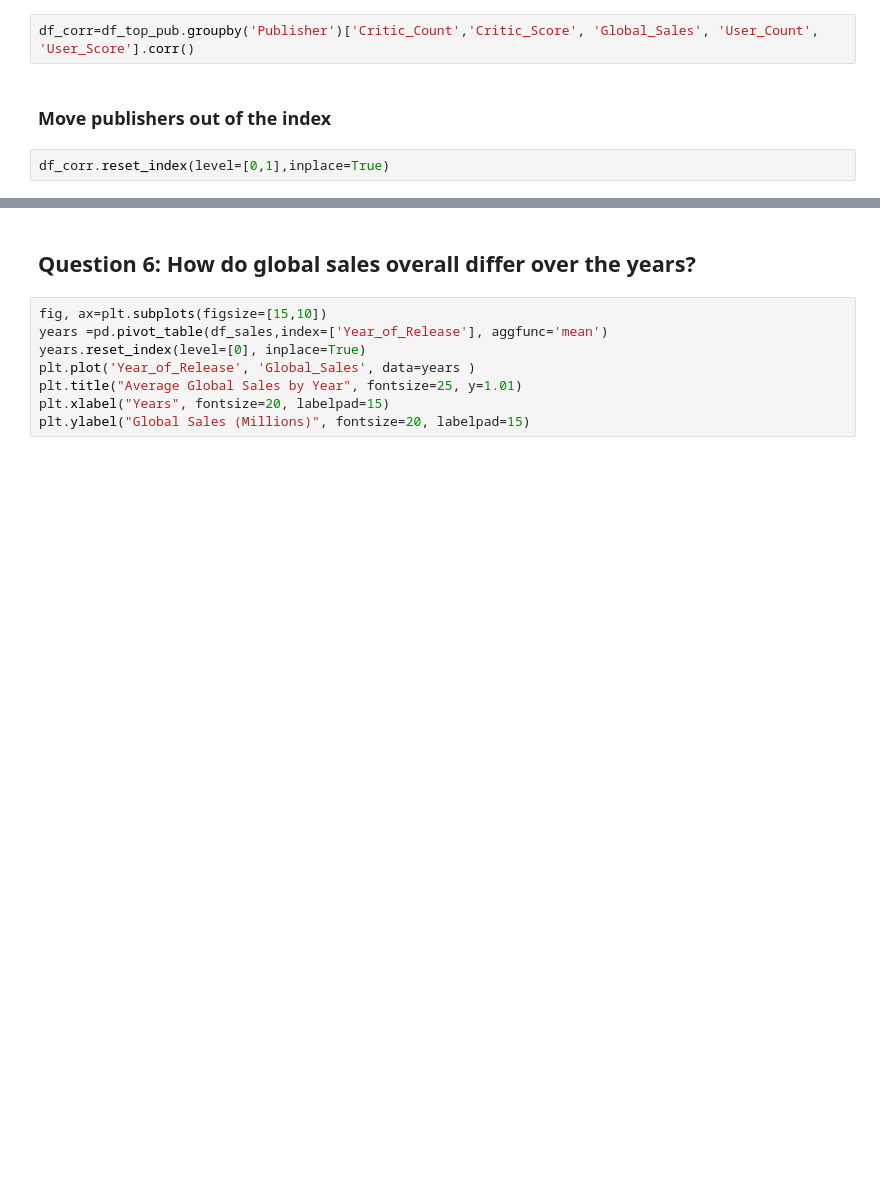
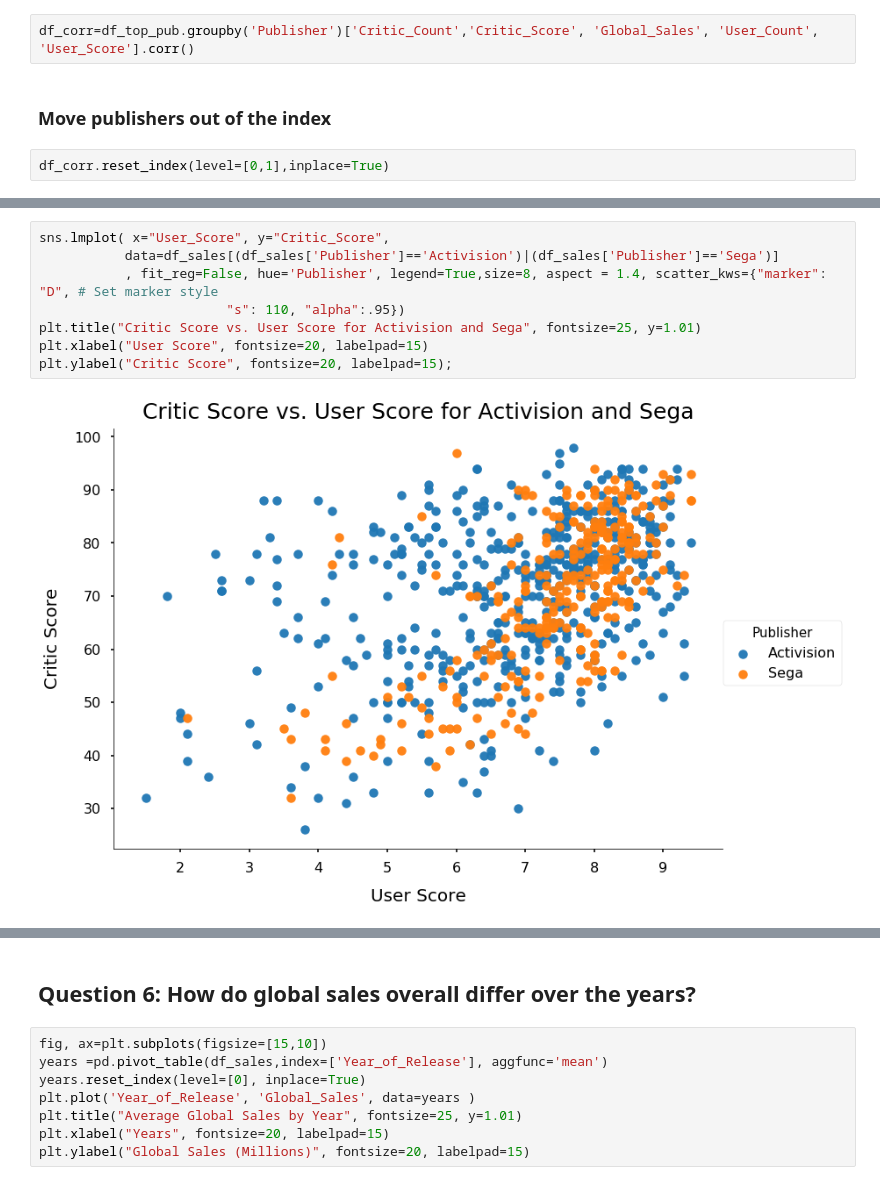
Before and after one commit to DarrellShih/Video-Game-Sales, a Jupyter notebook: VGSAles.ipynb, the cells around one changed output, grey strips where cells are left out. Cells and saved outputs as stored; diff of their text form; blank space fills up the shorter version.

```diff
--- a/VGSAles.ipynb
+++ b/VGSAles.ipynb
@@ -285,0 +273,10 @@ plt.legend(['Microsoft', 'Activision'], loc='upper left');
+# %%
+sns.lmplot( x="User_Score", y="Critic_Score",
+           data=df_sales[(df_sales['Publisher']=='Activision')|(df_sales['Publisher']=='Sega')]
+           , fit_reg=False, hue='Publisher', legend=True,size=8, aspect = 1.4, scatter_kws={"marker": "D", # Set marker style
+                        "s": 110, "alpha":.95})
+plt.title("Critic Score vs. User Score for Activision and Sega", fontsize=25, y=1.01)
+plt.xlabel("User Score", fontsize=20, labelpad=15)
+plt.ylabel("Critic Score", fontsize=20, labelpad=15);
+# %% [output]
+[figure, added]
```
Also changed, not shown: parts of 20 cells of this notebook.
